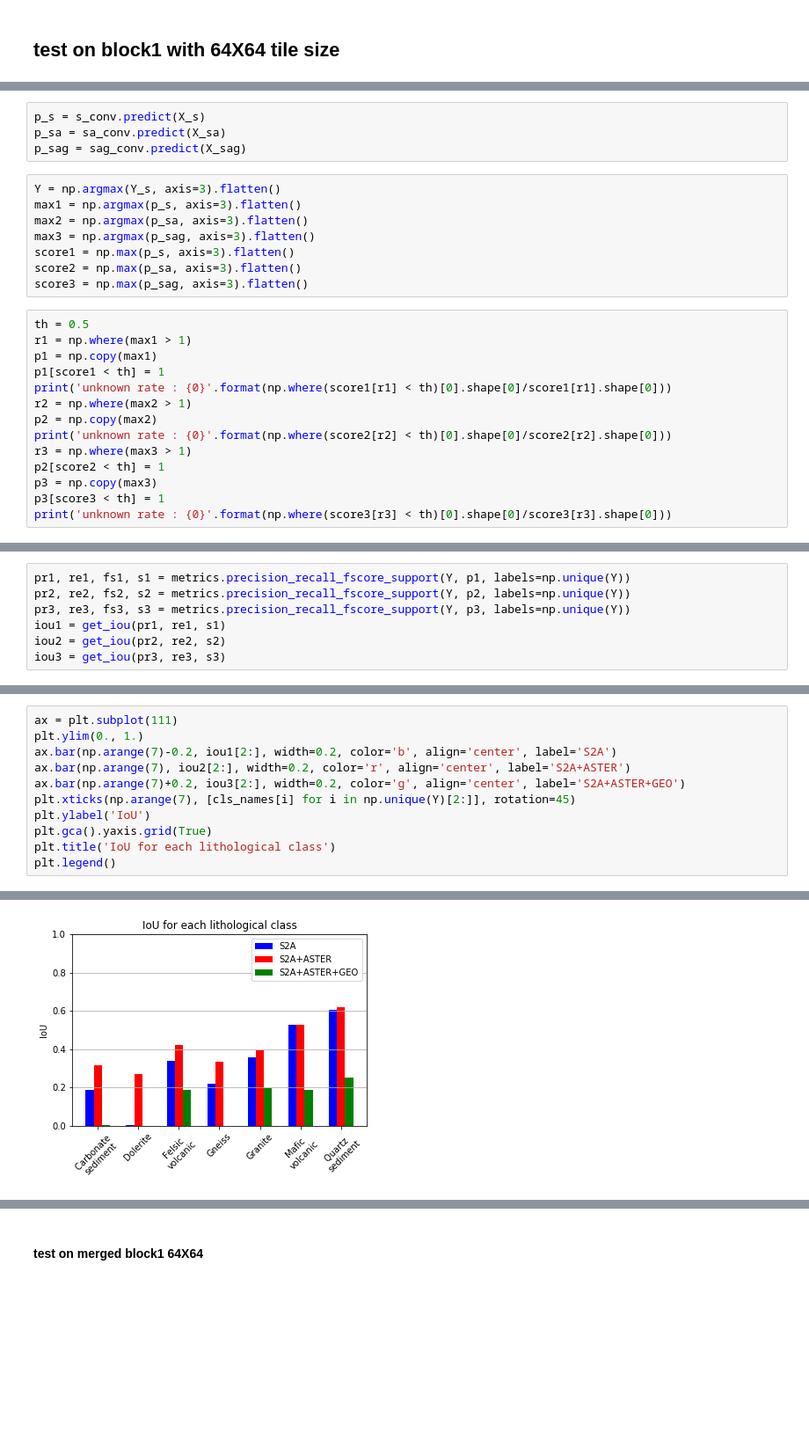
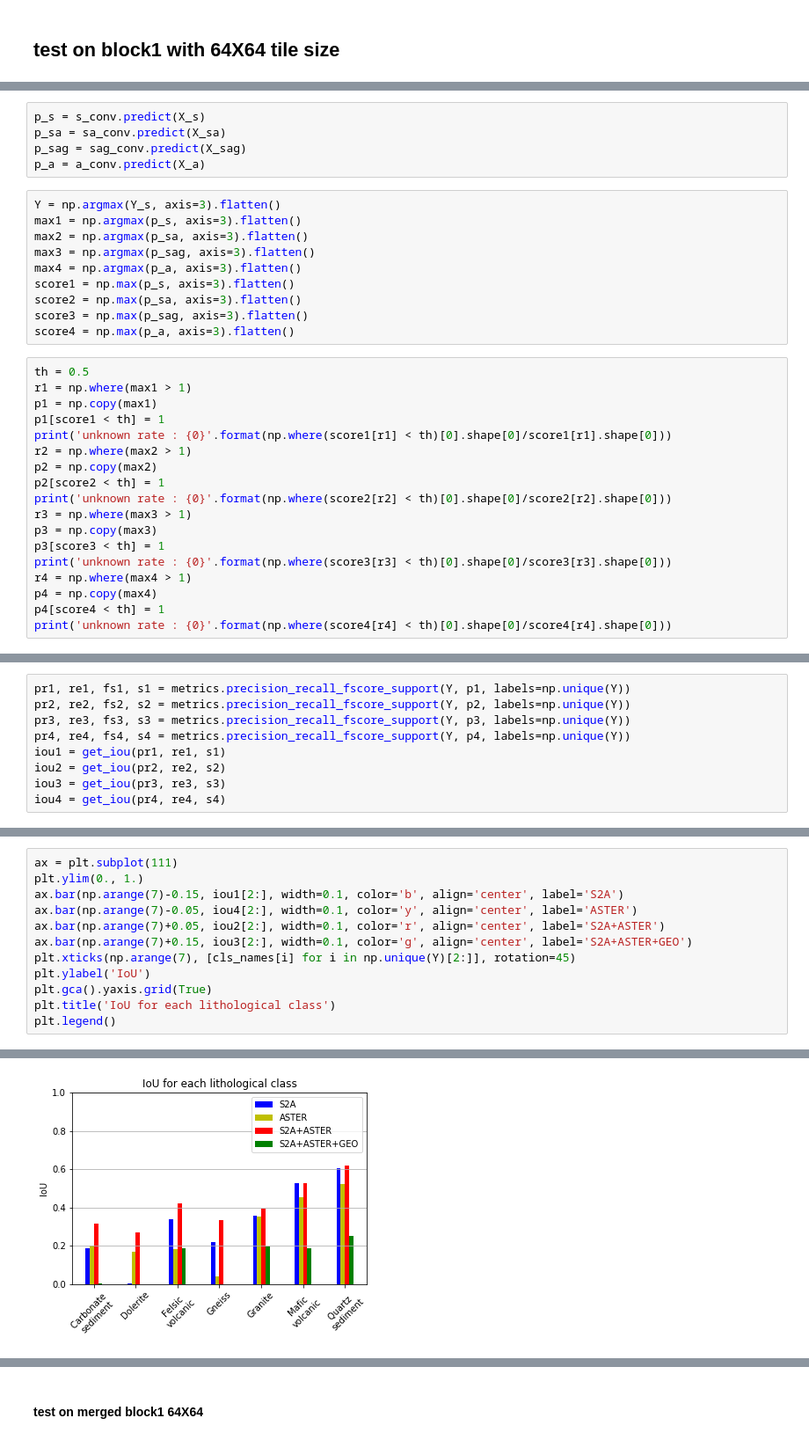
Before and after one commit to chenyz0601/DL-RockClassification, a Jupyter notebook: test.ipynb, the cells around one changed output, grey strips where cells are left out. Shown at 88% size. Cells and saved outputs as stored; diff of their text form; blank space fills up the shorter version.

```diff
--- a/test.ipynb
+++ b/test.ipynb
@@ -203,14 +211,17 @@ sag_conv.load_weights('./Segmentation/Segmentation-all/sent_ast_geo/weights-87-0
 p_s = s_conv.predict(X_s)
 p_sa = sa_conv.predict(X_sa)
 p_sag = sag_conv.predict(X_sag)
+p_a = a_conv.predict(X_a)
 # %%
 Y = np.argmax(Y_s, axis=3).flatten()
 max1 = np.argmax(p_s, axis=3).flatten()
 max2 = np.argmax(p_sa, axis=3).flatten()
 max3 = np.argmax(p_sag, axis=3).flatten()
+max4 = np.argmax(p_a, axis=3).flatten()
 score1 = np.max(p_s, axis=3).flatten()
 score2 = np.max(p_sa, axis=3).flatten()
 score3 = np.max(p_sag, axis=3).flatten()
+score4 = np.max(p_a, axis=3).flatten()
 # %%
 th = 0.5
 r1 = np.where(max1 > 1)
@@ -219,12 +230,16 @@ p1[score1 < th] = 1
 print('unknown rate : {0}'.format(np.where(score1[r1] < th)[0].shape[0]/score1[r1].shape[0]))
 r2 = np.where(max2 > 1)
 p2 = np.copy(max2)
+p2[score2 < th] = 1
 print('unknown rate : {0}'.format(np.where(score2[r2] < th)[0].shape[0]/score2[r2].shape[0]))
 r3 = np.where(max3 > 1)
-p2[score2 < th] = 1
 p3 = np.copy(max3)
 p3[score3 < th] = 1
 print('unknown rate : {0}'.format(np.where(score3[r3] < th)[0].shape[0]/score3[r3].shape[0]))
+r4 = np.where(max4 > 1)
+p4 = np.copy(max4)
+p4[score4 < th] = 1
+print('unknown rate : {0}'.format(np.where(score4[r4] < th)[0].shape[0]/score4[r4].shape[0]))
 # %% [output]
 unknown rate : 0.22104312384315203
 unknown rate : 0.1660351058363976
@@ -233,9 +249,11 @@ unknown rate : 0.6328279966648701
 pr1, re1, fs1, s1 = metrics.precision_recall_fscore_support(Y, p1, labels=np.unique(Y))
 pr2, re2, fs2, s2 = metrics.precision_recall_fscore_support(Y, p2, labels=np.unique(Y))
 pr3, re3, fs3, s3 = metrics.precision_recall_fscore_support(Y, p3, labels=np.unique(Y))
+pr4, re4, fs4, s4 = metrics.precision_recall_fscore_support(Y, p4, labels=np.unique(Y))
 iou1 = get_iou(pr1, re1, s1)
 iou2 = get_iou(pr2, re2, s2)
 iou3 = get_iou(pr3, re3, s3)
+iou4 = get_iou(pr4, re4, s4)
 # %%
 ax = plt.subplot(111)
 plt.ylim(0., 1.)
@@ -253,14 +272,15 @@ plt.legend()
 # %%
 ax = plt.subplot(111)
 plt.ylim(0., 1.)
-ax.bar(np.arange(7)-0.2, iou1[2:], width=0.2, color='b', align='center', label='S2A')
-ax.bar(np.arange(7), iou2[2:], width=0.2, color='r', align='center', label='S2A+ASTER')
-ax.bar(np.arange(7)+0.2, iou3[2:], width=0.2, color='g', align='center', label='S2A+ASTER+GEO')
+ax.bar(np.arange(7)-0.15, iou1[2:], width=0.1, color='b', align='center', label='S2A')
+ax.bar(np.arange(7)-0.05, iou4[2:], width=0.1, color='y', align='center', label='ASTER')
+ax.bar(np.arange(7)+0.05, iou2[2:], width=0.1, color='r', align='center', label='S2A+ASTER')
+ax.bar(np.arange(7)+0.15, iou3[2:], width=0.1, color='g', align='center', label='S2A+ASTER+GEO')
 plt.xticks(np.arange(7), [cls_names[i] for i in np.unique(Y)[2:]], rotation=45)
 plt.ylabel('IoU')
 plt.gca().yaxis.grid(True)
 plt.title('IoU for each lithological class')
 plt.legend()
 # %% [output]
 <matplotlib.legend.Legend at 0x...>
-[figure, old version]
+[figure, new version]
```
Also changed, not shown: parts of 12 cells of this notebook, 10 other files.
